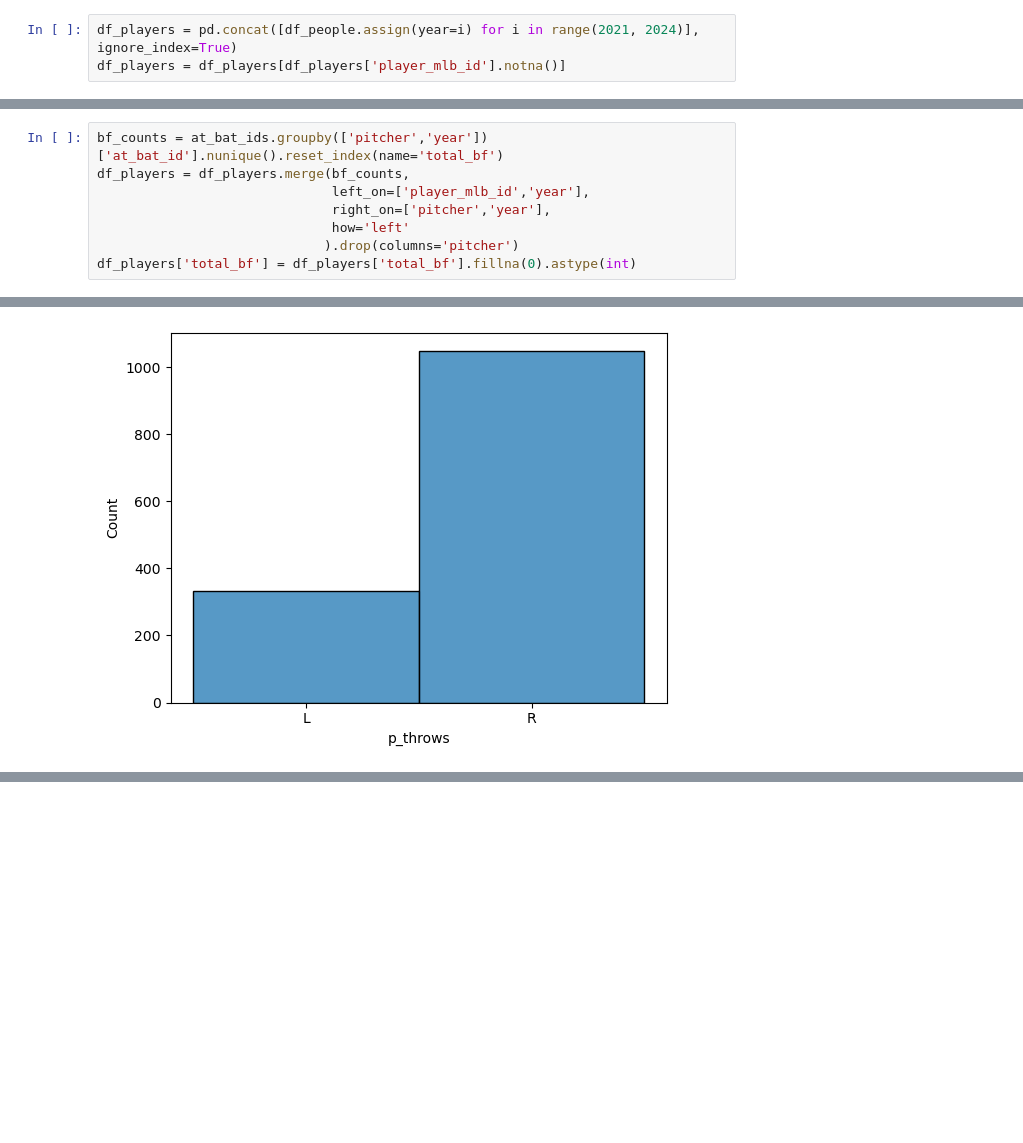
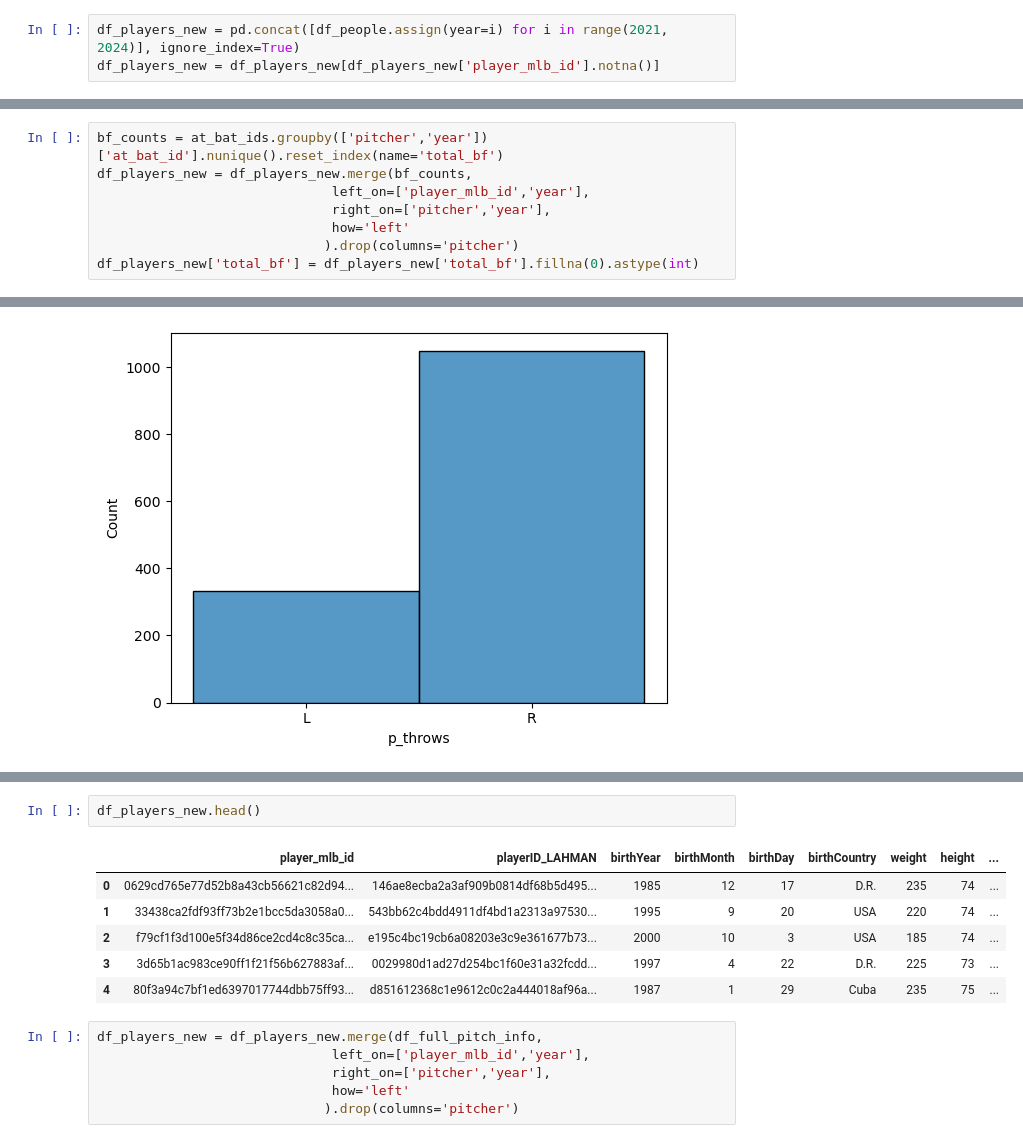
Before and after one commit to etienne-busnel/Cincinnati-Reds-Hackathon-2025, a Jupyter notebook: PitchTracker.ipynb, the cells around one changed output, grey strips where cells are left out. Cells and saved outputs as stored; diff of their text form; blank space fills up the shorter version.

```diff
--- a/PitchTracker.ipynb
+++ b/PitchTracker.ipynb
@@ -9,20 +10,20 @@ df_people = pd.read_csv('lahman_people.csv')
 # %%
 df_savant_raw['year'] = df_savant_raw['game_date'].str[:4].astype(int)
 # %%
-df_players = pd.concat([df_people.assign(year=i) for i in range(2021, 2024)], ignore_index=True)
-df_players = df_players[df_players['player_mlb_id'].notna()]
+df_players_new = pd.concat([df_people.assign(year=i) for i in range(2021, 2024)], ignore_index=True)
+df_players_new = df_players_new[df_players_new['player_mlb_id'].notna()]
 # %%
 at_bat_ids = df_savant_raw[['batter','pitcher','game_date','year','times_faced']].drop_duplicates()
 at_bat_ids['at_bat_id'] = range(1, len(at_bat_ids) + 1)
 df_savant = df_savant_raw.merge(at_bat_ids, on=['batter','pitcher','game_date','year','times_faced'],how='inner')
 # %%
 bf_counts = at_bat_ids.groupby(['pitcher','year'])['at_bat_id'].nunique().reset_index(name='total_bf')
-df_players = df_players.merge(bf_counts,
+df_players_new = df_players_new.merge(bf_counts,
                               left_on=['player_mlb_id','year'],
                               right_on=['pitcher','year'],
                               how='left'
                              ).drop(columns='pitcher')
-df_players['total_bf'] = df_players['total_bf'].fillna(0).astype(int)
+df_players_new['total_bf'] = df_players_new['total_bf'].fillna(0).astype(int)
 # %%
 df_pitcher_info = df_savant_raw[['pitcher','p_throws']].drop_duplicates()
 df_pitch_info = df_savant_raw[['pitch_type','release_speed','release_pos_x','release_pos_y','release_pos_z','release_spin_rate','release_extension']]
@@ -135,0 +162,15 @@ sns.histplot(df_pitcher_info['p_throws'])
+# %%
+df_players_new.head()
+# %% [output]
+|  | player_mlb_id | playerID_LAHMAN | birthYear | birthMonth | birthDay | birthCountry | weight | height | ... |
+| 0 | 0629cd765e77d52b8a43cb56621c82d94... | 146ae8ecba2a3af909b0814df68b5d495... | 1985 | 12 | 17 | D.R. | 235 | 74 | ... |
+| 1 | 33438ca2fdf93ff73b2e1bcc5da3058a0... | 543bb62c4bdd4911df4bd1a2313a97530... | 1995 | 9 | 20 | USA | 220 | 74 | ... |
+| 2 | f79cf1f3d100e5f34d86ce2cd4c8c35ca... | e195c4bc19cb6a08203e3c9e361677b73... | 2000 | 10 | 3 | USA | 185 | 74 | ... |
+| 3 | 3d65b1ac983ce90ff1f21f56b627883af... | 0029980d1ad27d254bc1f60e31a32fcdd... | 1997 | 4 | 22 | D.R. | 225 | 73 | ... |
+| 4 | 80f3a94c7bf1ed6397017744dbb75ff93... | d851612368c1e9612c0c2a444018af96a... | 1987 | 1 | 29 | Cuba | 235 | 75 | ... |
+# %%
+df_players_new = df_players_new.merge(df_full_pitch_info,
+                              left_on=['player_mlb_id','year'],
+                              right_on=['pitcher','year'],
+                              how='left'
+                             ).drop(columns='pitcher')
```
Also changed, not shown: parts of 10 cells of this notebook.
